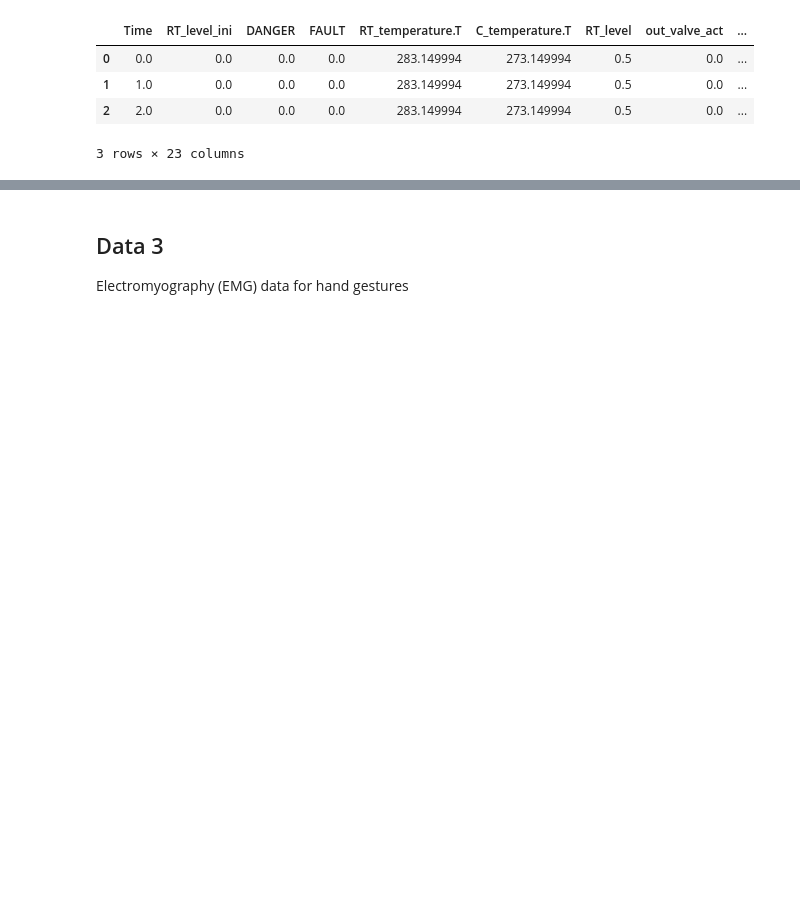
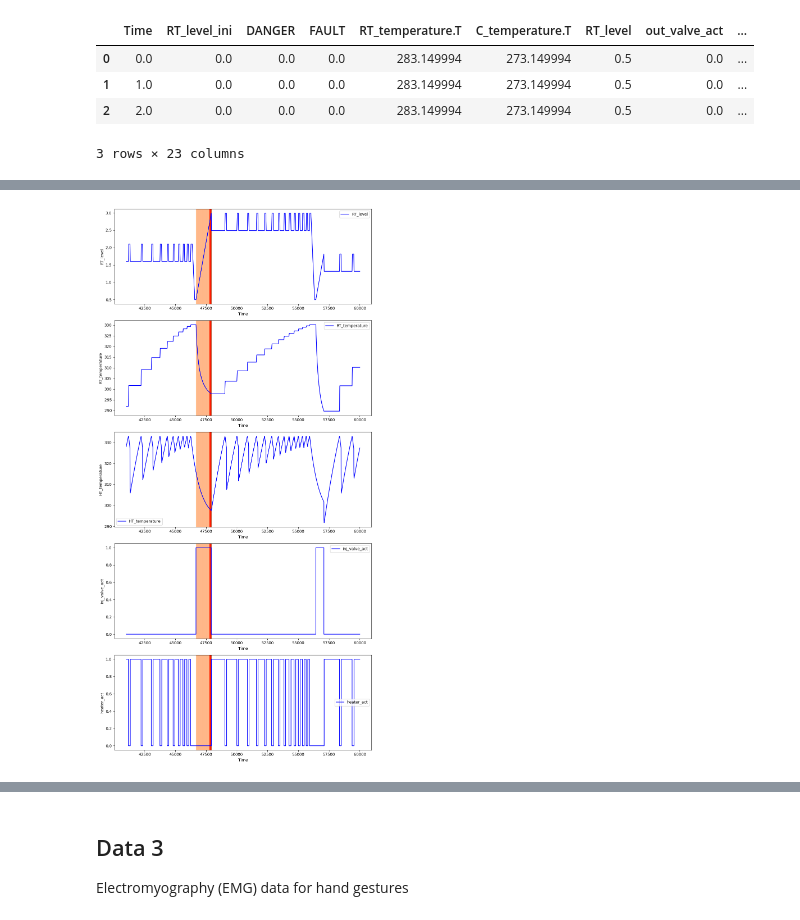
Before and after one commit to widosenoatri/DSLab2, a Jupyter notebook: preprocessing.ipynb, the cells around one changed output, grey strips where cells are left out. Drawn from its saved outputs; the diff is of its cells as text; code cells hidden in the pictures; blank space fills up the shorter version.

```diff
--- a/preprocessing.ipynb
+++ b/preprocessing.ipynb
@@ -157,5 +292,6 @@ GHL Gasoil Plant Heating Loop data set
 # %%
-data_2 = pd.read_csv('data/GHL/01_Lev_fault_Temp_corr_seed_11_vars_23.csv')
+data_2 = pd.read_csv(r'data\GHL\01_Lev_fault_Temp_corr_seed_11_vars_23.csv')
+data_2_b = pd.read_csv(r'data\GHL\02_Lev_fault_Temp_corr_seed_17_vars_23.csv')
 # %%
 data_2.head(3)
 # %% [output]
@@ -166,0 +327,90 @@ data_2.head(3)
+# %%
+data_2_vis = data_2[(data_2['Time']>41000) & (data_2['Time']<60000)]
+# %%
+import matplotlib.pyplot as plt
+
+fig, axs = plt.subplots(5, 1, figsize=(10, 20))
+
+# Plotting RT_level
+axs[0].plot(data_2_vis['Time'], data_2_vis['RT_level'], label='RT_level', color='blue')
+axs[0].set_xlabel('Time')
+axs[0].set_ylabel('RT_level')
+axs[0].legend()
+
+# Highlighting where DANGER is 1
+danger_times = data_2_vis[data_2_vis['DANGER'] == 1]['Time']
+for time in danger_times:
+    axs[0].axvspan(time, time + 1, color='red', alpha=0.1)
+
+# Highlighting where FAULT is 1
+fault_times = data_2_vis[data_2_vis['FAULT'] == 1]['Time']
+for time in fault_times:
+    axs[0].axvspan(time, time + 1, color='grey', alpha=0.1)
+
+# Highlighting where ATTACK is 1
+attack_times = data_2_vis[data_2_vis['ATTACK'] == 1]['Time']
+for time in attack_times:
+    axs[0].axvspan(time, time + 1, color='orange', alpha=0.01)
+
+
+
+# Plotting RT_temperature.T
+axs[1].plot(data_2_vis['Time'], data_2_vis['RT_temperature.T'], label='RT_temperature', color='blue')
+axs[1].set_xlabel('Time')
+axs[1].set_ylabel('RT_temperature')
+axs[1].legend()
+
+# Highlighting DANGER, ATTACK, and FAULT
+for time in danger_times:
+    axs[1].axvspan(time, time + 1, color='red', alpha=0.1)
+for time in fault_times:
+    axs[1].axvspan(time, time + 1, color='grey', alpha=0.1)
+for time in attack_times:
+    axs[1].axvspan(time, time + 1, color='orange', alpha=0.01)
+
+# Plotting HT_temperature.T
+axs[2].plot(data_2_vis['Time'], data_2_vis['HT_temperature.T'], label='HT_temperature', color='blue')
+axs[2].set_xlabel('Time')
+axs[2].set_ylabel('HT_temperature')
+axs[2].legend()
+
+# Highlighting where DANGER is 1
+for time in danger_times:
+    axs[2].axvspan(time, time + 1, color='red', alpha=0.1)
+for time in fault_times:
+    axs[2].axvspan(time, time + 1, color='grey', alpha=0.1)
+for time in attack_times:
+    axs[2].axvspan(time, time + 1, color='orange', alpha=0.01)
+
+# Plotting inj_valve_act
+axs[3].plot(data_2_vis['Time'], data_2_vis['inj_valve_act'], label='inj_valve_act', color='blue')
+axs[3].set_xlabel('Time')
+axs[3].set_ylabel('inj_valve_act')
+axs[3].legend()
+
+# Highlighting where DANGER is 1
+for time in danger_times:
+    axs[3].axvspan(time, time + 1, color='red', alpha=0.1)
+for time in fault_times:
+    axs[3].axvspan(time, time + 1, color='grey', alpha=0.1)
+for time in attack_times:
+    axs[3].axvspan(time, time + 1, color='orange', alpha=0.01)
+
+# Plotting heater_act
+axs[4].plot(data_2_vis['Time'], data_2_vis['heater_act'], label='heater_act', color='blue')
+axs[4].set_xlabel('Time')
+axs[4].set_ylabel('heater_act')
+axs[4].legend()
+
+# Highlighting where DANGER is 1
+for time in danger_times:
+    axs[4].axvspan(time, time + 1, color='red', alpha=0.1)
+for time in fault_times:
+    axs[4].axvspan(time, time + 1, color='grey', alpha=0.1)
+for time in attack_times:
+    axs[4].axvspan(time, time + 1, color='orange', alpha=0.01)
+
+plt.tight_layout()
+plt.show()
+# %% [output]
+[figure, added]
```
Also changed, not shown: parts of 56 cells of this notebook, 2 other files.
